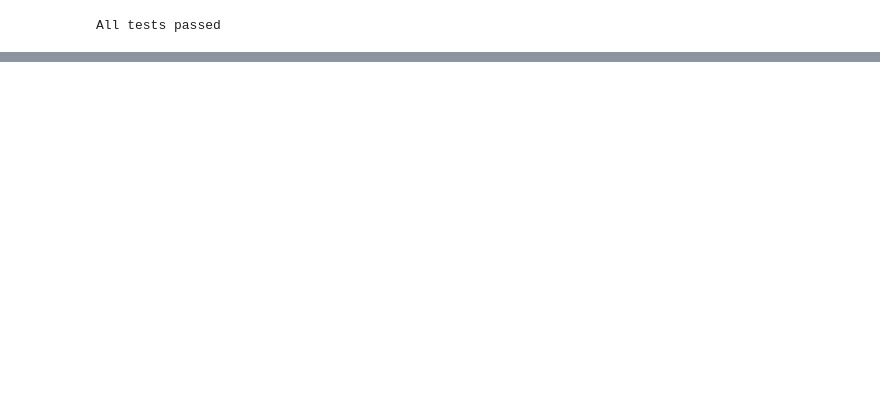
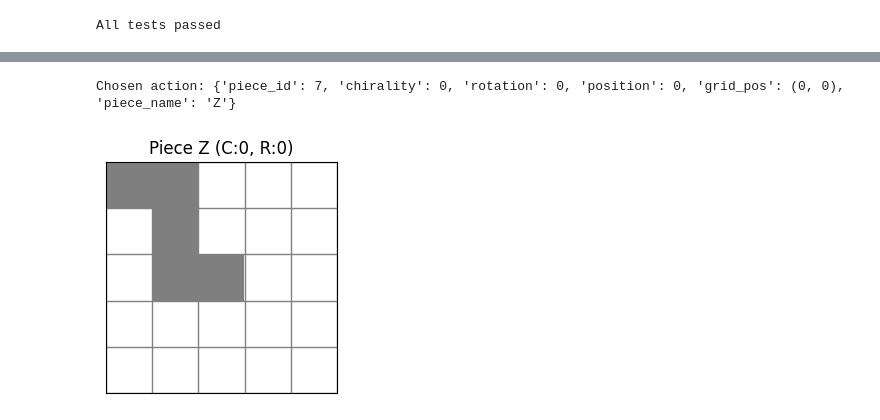
Before and after one commit to bamesserly/apad-puzzle-rl, a Jupyter notebook: apad_env_validation.ipynb, the cells around one changed output, grey strips where cells are left out. Saved outputs shown, nothing was run; the diff lists cells and outputs as text; code cells hidden in the pictures; blank space fills up the shorter version.

```diff
--- a/apad_env_validation.ipynb
+++ b/apad_env_validation.ipynb
@@ -73,0 +88,8 @@ Overlap and reset tests passed!
+# %%
+env = APADEnv()
+action = 2408
+print(f"Chosen action: {env.decode_action_verbose(action)}")
+env.visualize_piece(action)
+# %% [output]
+Chosen action: {'piece_id': 7, 'chirality': 0, 'rotation': 0, 'position': 0, 'grid_pos': (0, 0), 'piece_name': 'Z'}
+[figure, added]
```
Also changed, not shown: parts of 12 cells of this notebook, 6 other files.
